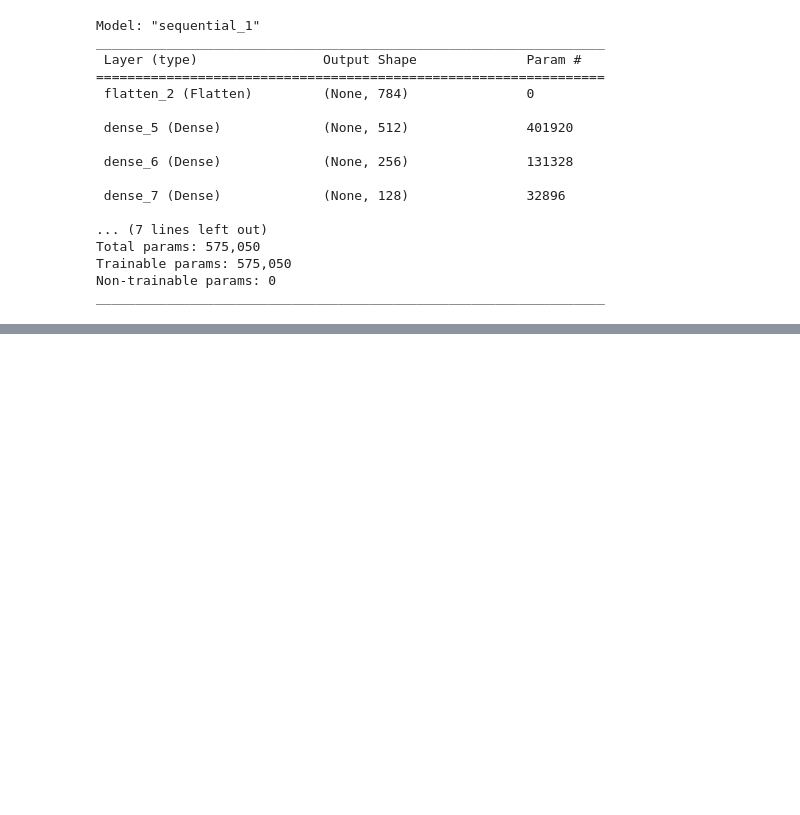
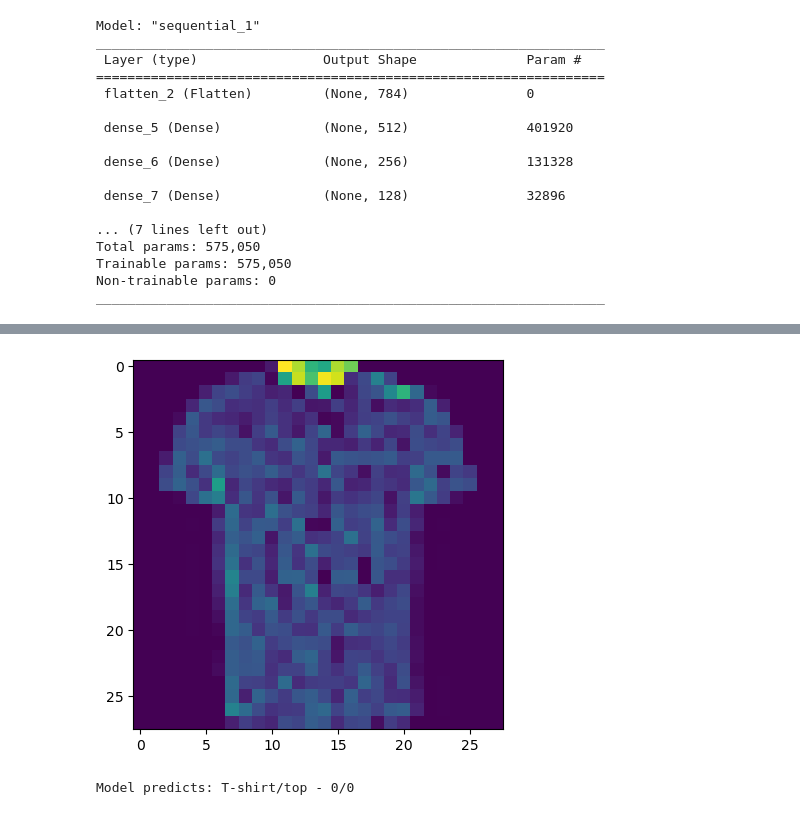
Before and after one commit to kanies89/Kodilla---Module_18.3_Task_1, a Jupyter notebook: Kodilla - Module_18.3_Task_1.ipynb, the cells around one changed output, grey strips where cells are left out. Saved outputs shown, nothing was run; the diff lists cells and outputs as text; code cells hidden in the pictures; blank space fills up the shorter version.

```diff
--- a/Kodilla - Module_18.3_Task_1.ipynb
+++ b/Kodilla - Module_18.3_Task_1.ipynb
@@ -375,0 +380,3 @@ plt.legend(['train', 'validate'], loc='upper left')
+# %%
+check(model, X_test, 1)
+# %% [output]
@@ -375,0 +384,2 @@ plt.legend(['train', 'validate'], loc='upper left')
+[figure, added]
+Model predicts: T-shirt/top - 0/0
```
Also changed, not shown: parts of 22 cells of this notebook, 41 other files.
